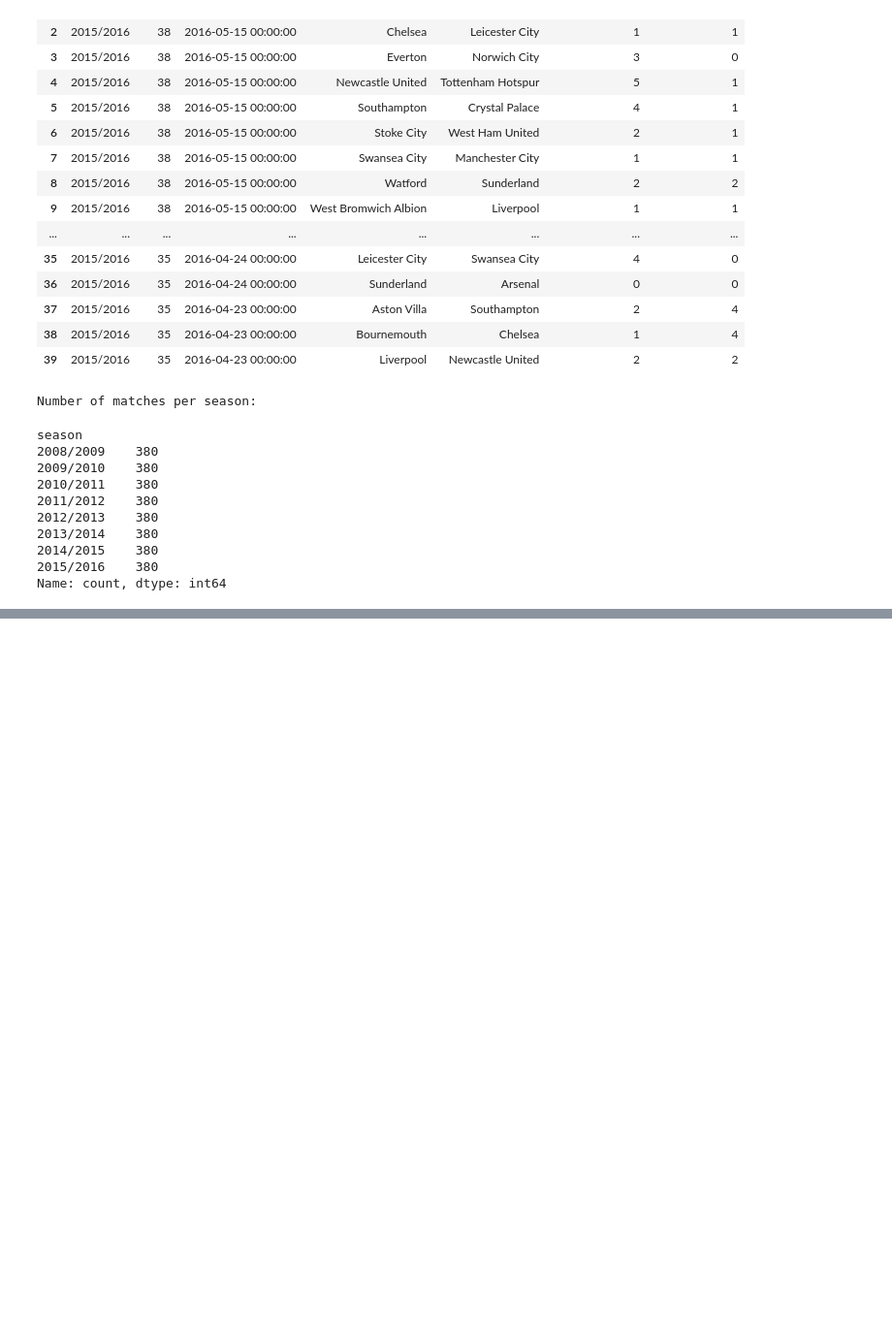
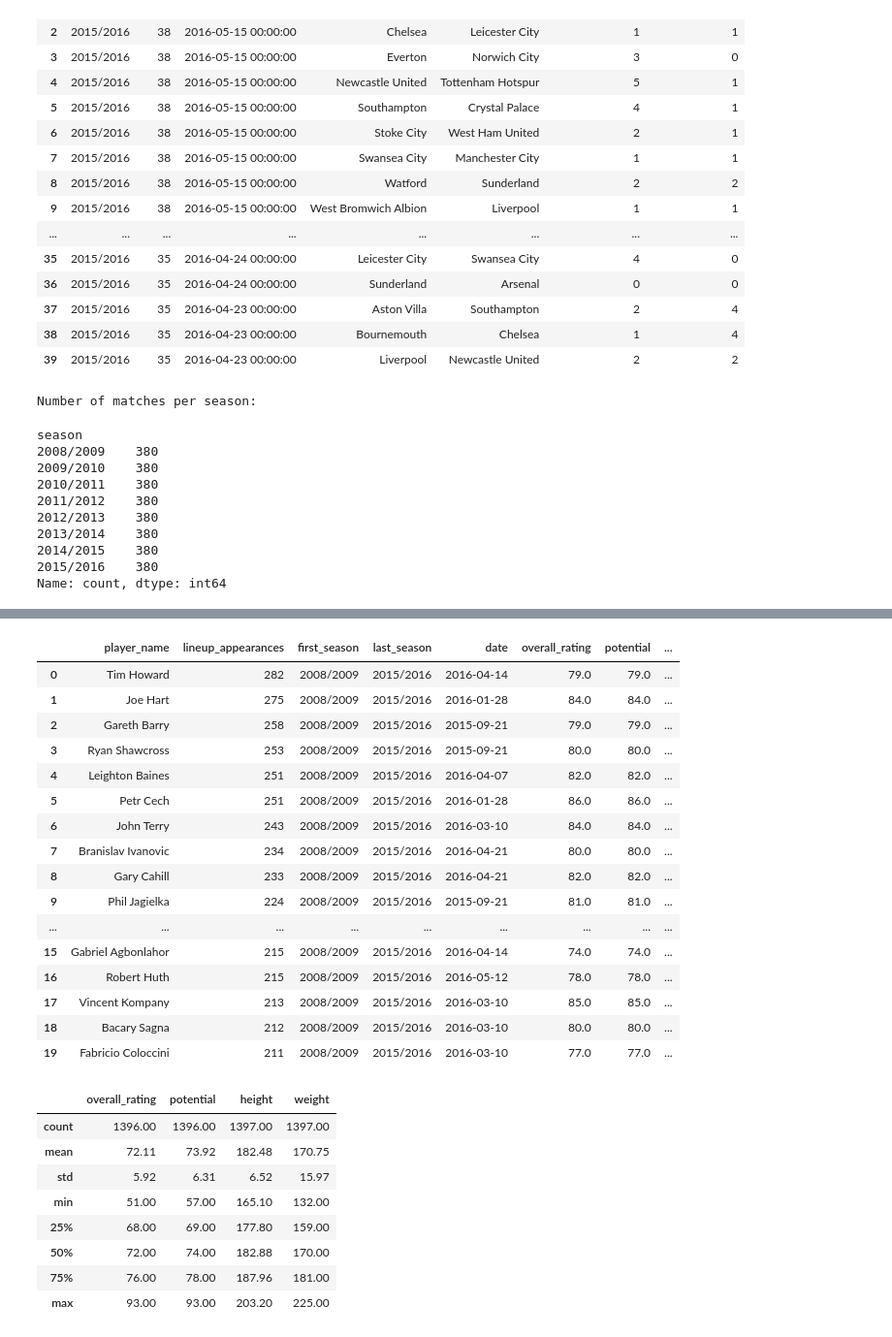
Before and after one commit to Hamdermadsik/Project_MBML, a Jupyter notebook: notebooks/PL_analysis.ipynb, the cells around one changed output, grey strips where cells are left out. Shown at 97% size. Saved outputs shown, nothing was run; the diff lists cells and outputs as text; code cells hidden in the pictures; blank space fills up the shorter version.

```diff
--- a/notebooks/PL_analysis.ipynb
+++ b/notebooks/PL_analysis.ipynb
@@ -154,0 +419,63 @@ Name: count, dtype: int64
+# %%
+# Join each Premier League lineup player to their latest available attribute snapshot
+latest_player_attributes = (
+    player_attributes.sort_values("date")
+    .groupby("player_api_id", as_index=False)
+    .tail(1)
+)
+
+epl_players_latest_attributes = epl_lineup_players.merge(
+    latest_player_attributes,
+    on="player_api_id",
+    how="left",
+)
+
+display(
+    epl_players_latest_attributes[
+        [
+            "player_name",
+            "lineup_appearances",
+            "first_season",
+            "last_season",
+            "date",
+            "overall_rating",
+            "potential",
+            "preferred_foot",
+            "attacking_work_rate",
+            "defensive_work_rate",
+        ]
+    ].head(20)
+)
+
+display(
+    epl_players_latest_attributes[
+        ["overall_rating", "potential", "height", "weight"]
+    ].describe().round(2)
+)
+# %% [output]
+|  | player_name | lineup_appearances | first_season | last_season | date | overall_rating | potential | ... |
+| 0 | Tim Howard | 282 | 2008/2009 | 2015/2016 | 2016-04-14 | 79.0 | 79.0 | ... |
+| 1 | Joe Hart | 275 | 2008/2009 | 2015/2016 | 2016-01-28 | 84.0 | 84.0 | ... |
+| 2 | Gareth Barry | 258 | 2008/2009 | 2015/2016 | 2015-09-21 | 79.0 | 79.0 | ... |
+| 3 | Ryan Shawcross | 253 | 2008/2009 | 2015/2016 | 2015-09-21 | 80.0 | 80.0 | ... |
+| 4 | Leighton Baines | 251 | 2008/2009 | 2015/2016 | 2016-04-07 | 82.0 | 82.0 | ... |
+| 5 | Petr Cech | 251 | 2008/2009 | 2015/2016 | 2016-01-28 | 86.0 | 86.0 | ... |
+| 6 | John Terry | 243 | 2008/2009 | 2015/2016 | 2016-03-10 | 84.0 | 84.0 | ... |
+| 7 | Branislav Ivanovic | 234 | 2008/2009 | 2015/2016 | 2016-04-21 | 80.0 | 80.0 | ... |
+| 8 | Gary Cahill | 233 | 2008/2009 | 2015/2016 | 2016-04-21 | 82.0 | 82.0 | ... |
+| 9 | Phil Jagielka | 224 | 2008/2009 | 2015/2016 | 2015-09-21 | 81.0 | 81.0 | ... |
+| ... | ... | ... | ... | ... | ... | ... | ... | ... |
+| 15 | Gabriel Agbonlahor | 215 | 2008/2009 | 2015/2016 | 2016-04-14 | 74.0 | 74.0 | ... |
+| 16 | Robert Huth | 215 | 2008/2009 | 2015/2016 | 2016-05-12 | 78.0 | 78.0 | ... |
+| 17 | Vincent Kompany | 213 | 2008/2009 | 2015/2016 | 2016-03-10 | 85.0 | 85.0 | ... |
+| 18 | Bacary Sagna | 212 | 2008/2009 | 2015/2016 | 2016-03-10 | 80.0 | 80.0 | ... |
+| 19 | Fabricio Coloccini | 211 | 2008/2009 | 2015/2016 | 2016-03-10 | 77.0 | 77.0 | ... |
+|  | overall_rating | potential | height | weight |
+| count | 1396.00 | 1396.00 | 1397.00 | 1397.00 |
+| mean | 72.11 | 73.92 | 182.48 | 170.75 |
+| std | 5.92 | 6.31 | 6.52 | 15.97 |
+| min | 51.00 | 57.00 | 165.10 | 132.00 |
+| 25% | 68.00 | 69.00 | 177.80 | 159.00 |
+| 50% | 72.00 | 74.00 | 182.88 | 170.00 |
+| 75% | 76.00 | 78.00 | 187.96 | 181.00 |
+| max | 93.00 | 93.00 | 203.20 | 225.00 |
```
Also changed, not shown: parts of 16 cells of this notebook, 4 other files.
